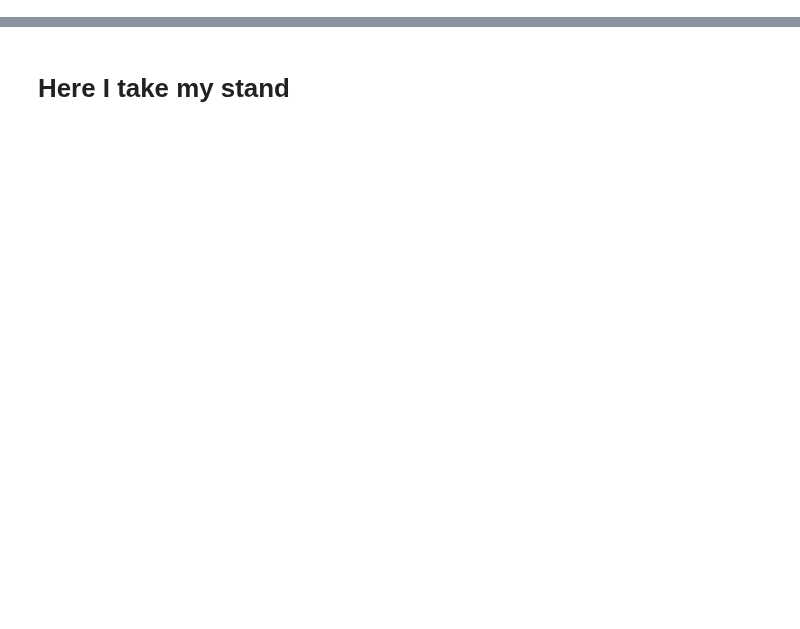
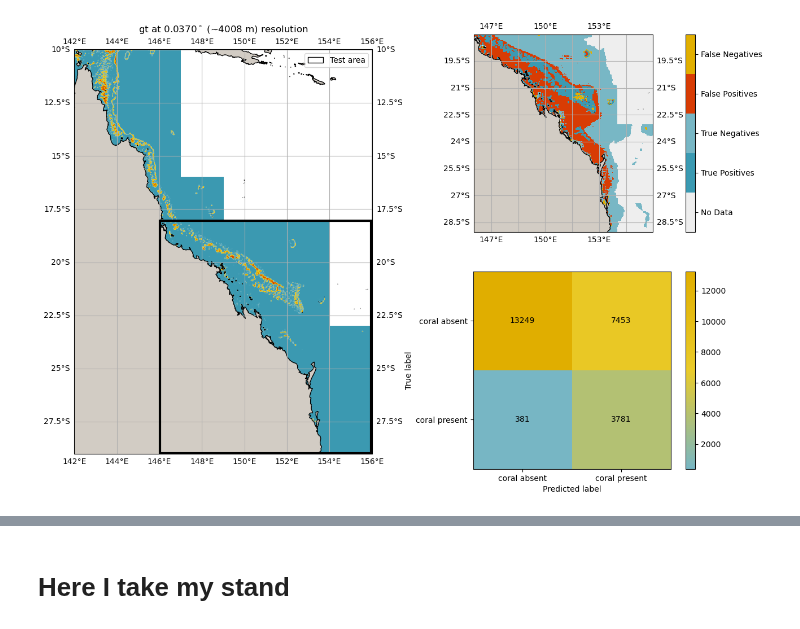
Before and after one commit to orlando-code/coralshift, a Jupyter notebook: notebooks/ml_data_processing.ipynb, the cells around one changed output, grey strips where cells are left out. Cells and saved outputs as stored; diff of their text form; code cells hidden in the pictures; blank space fills up the shorter version.

```diff
--- a/notebooks/ml_data_processing.ipynb
+++ b/notebooks/ml_data_processing.ipynb
@@ -274,0 +261,37 @@ Index(['thetao_y_mean', 'thetao_annual_range', 'thetao_m_min', 'thetao_m_max',
+# %%
+model_type="rf_reg"
+baselines.investigate_label_thresholds(np.linspace(0,0.9999,10), models_output_dict[model_type][0][0],models_output_dict[model_type][0][1])
+# %%
+def plot_model_result(all_data, labels, predictions, model_type: str =" ", figsize = [15,10]):
+
+    fig = plt.figure(figsize=figsize)
+    gs = gridspec.GridSpec(2, 2)
+
+    # left plot (total map)
+    ax_context = fig.add_subplot(gs[:, 0], projection=ccrs.PlateCarree())
+    spatial_plots.plot_spatial(fax=(fig, ax_context), xa_da=all_data["gt"], cbar=False)
+
+    # determine the test coords
+    limits_dict = utils.get_multiindex_min_max(labels)
+    lat_min, lat_max = limits_dict["latitude"]["min"], limits_dict["latitude"]["max"]
+    lon_min, lon_max = limits_dict["longitude"]["min"], limits_dict["longitude"]["max"]
+    rectangle = patches.Rectangle(
+        (lon_min, lat_min), lon_max - lon_min, lat_max - lat_min, linewidth=3, edgecolor='k', facecolor='none', zorder=10)
+    ax_context.add_patch(rectangle)
+
+    legend_patches = [patches.Patch(facecolor='none', edgecolor='k', label='Test area')]
+    ax_context.legend(handles=legend_patches)
+
+
+    # right plots (spatial cm, cm)
+    ax_spatial_cm = fig.add_subplot(gs[0, 1], projection=ccrs.PlateCarree())
+    model_output_to_spatial_confusion(labels, predictions, fax=(fig, ax_spatial_cm), cbar_pad=0.11)
+    ax_cm = fig.add_subplot(gs[1, 1])
+    plot_confusion_matrix(labels, predictions, fax=(fig, ax_cm))
+
+
+model_type = "maxent"
+plot_model_result(
+    all_data, models_output_dict[model_type][0][0], models_output_dict[model_type][0][1], model_type=model_type)
+# %% [output]
+[figure, added]
```
Also changed, not shown: parts of 63 cells of this notebook, 7 other files.
